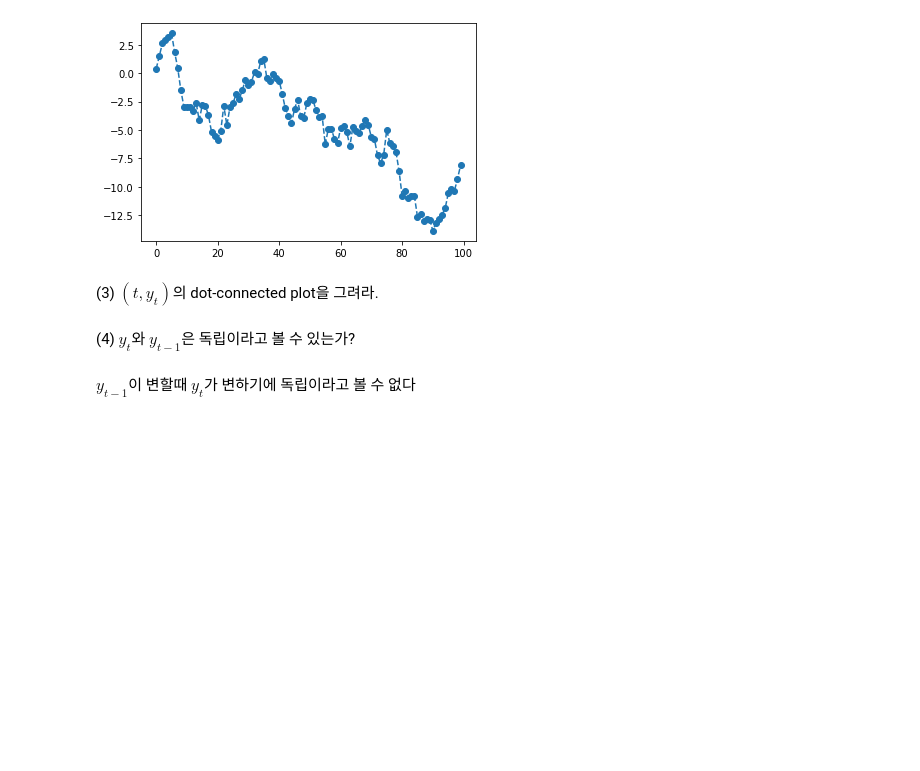
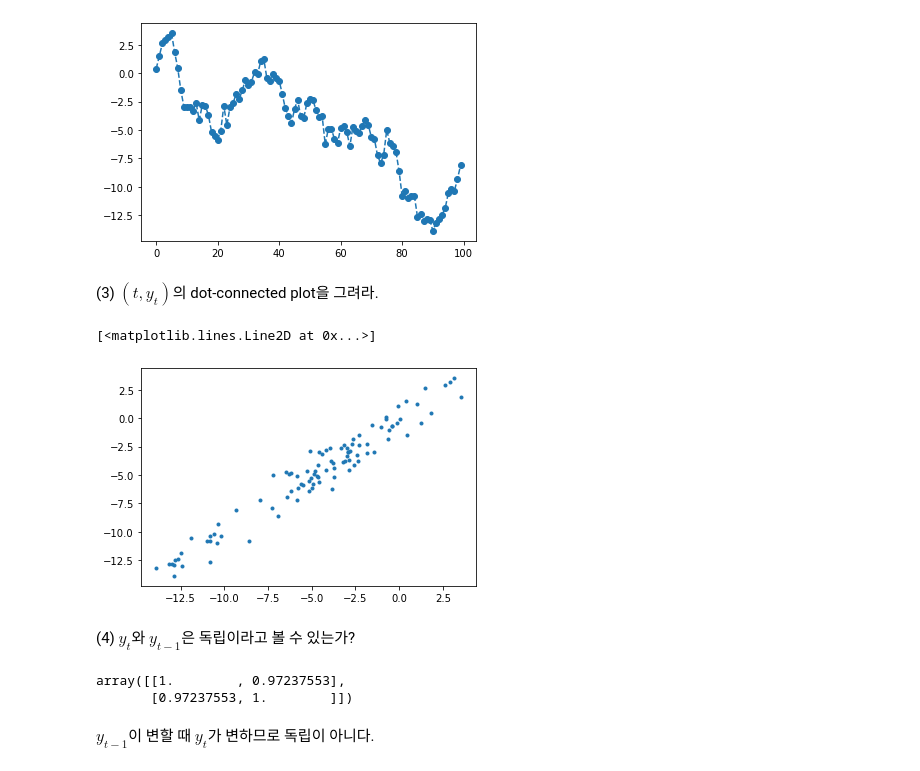
Before and after one commit to g-gg-ggg/Data-Visualization-2022-, a Jupyter notebook: _notebooks/2022-09-27-과제3(어려움).ipynb, the cells around one changed output. Cells and saved outputs as stored; diff of their text form; code cells hidden in the pictures; blank space fills up the shorter version.

```diff
--- a/_notebooks/2022-09-27-과제3(어려움).ipynb
+++ b/_notebooks/2022-09-27-과제3(어려움).ipynb
@@ -40,4 +43,17 @@ plt.plot(y,'--o')
+# %%
+y1 = y[:-1] #t-1의 시점
+y2 = y[1:] #t의 시점
+# %%
+plt.plot(y1, y2, '.')
+# %% [output]
+[<matplotlib.lines.Line2D at 0x...>]
+[figure, added]
 # %% [markdown]
 (4) $y_t$와 $y_{t-1}$은 독립이라고 볼 수 있는가?
-# %% [markdown]
-$y_{t-1}$이 변할때 $y_t$가 변하기에 독립이라고 볼 수 없다
+# %%
+np.corrcoef(y1, y2)
+# %% [output]
+array([[1.        , 0.97237553],
+       [0.97237553, 1.        ]])
+# %% [markdown]
+$y_{t-1}$이 변할 때 $y_t$가 변하므로 독립이 아니다.
```
Also changed, not shown: parts of 2 cells of this notebook.
